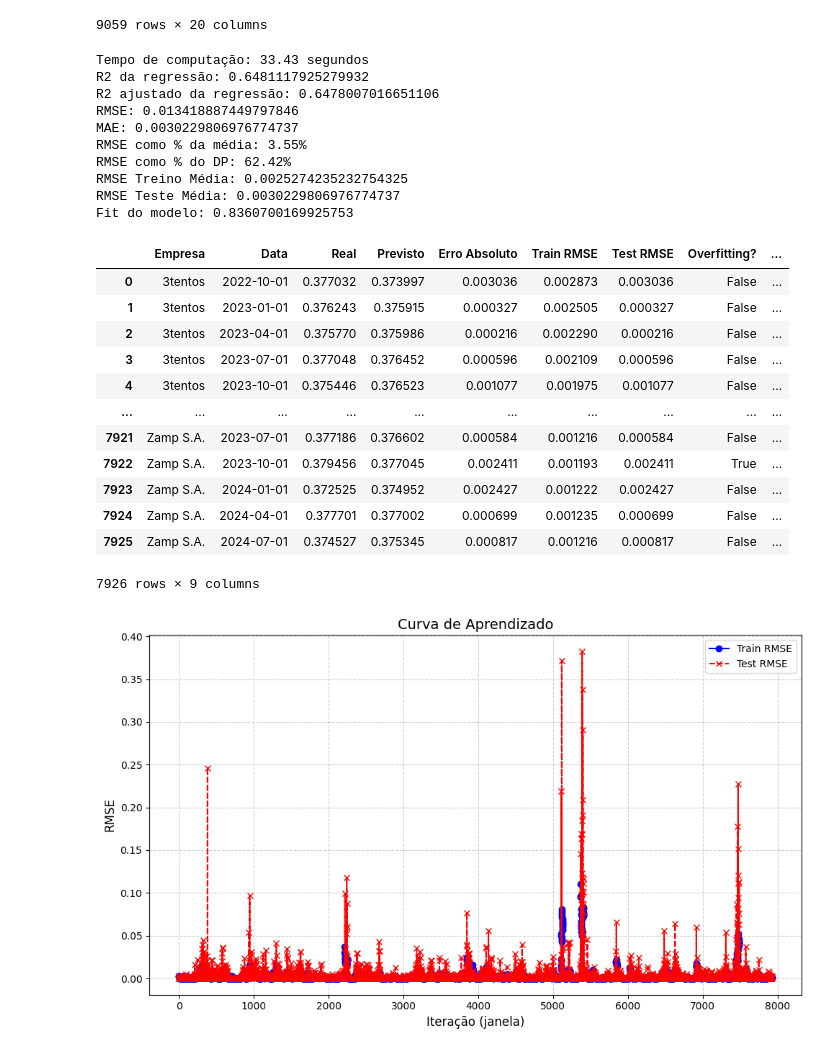
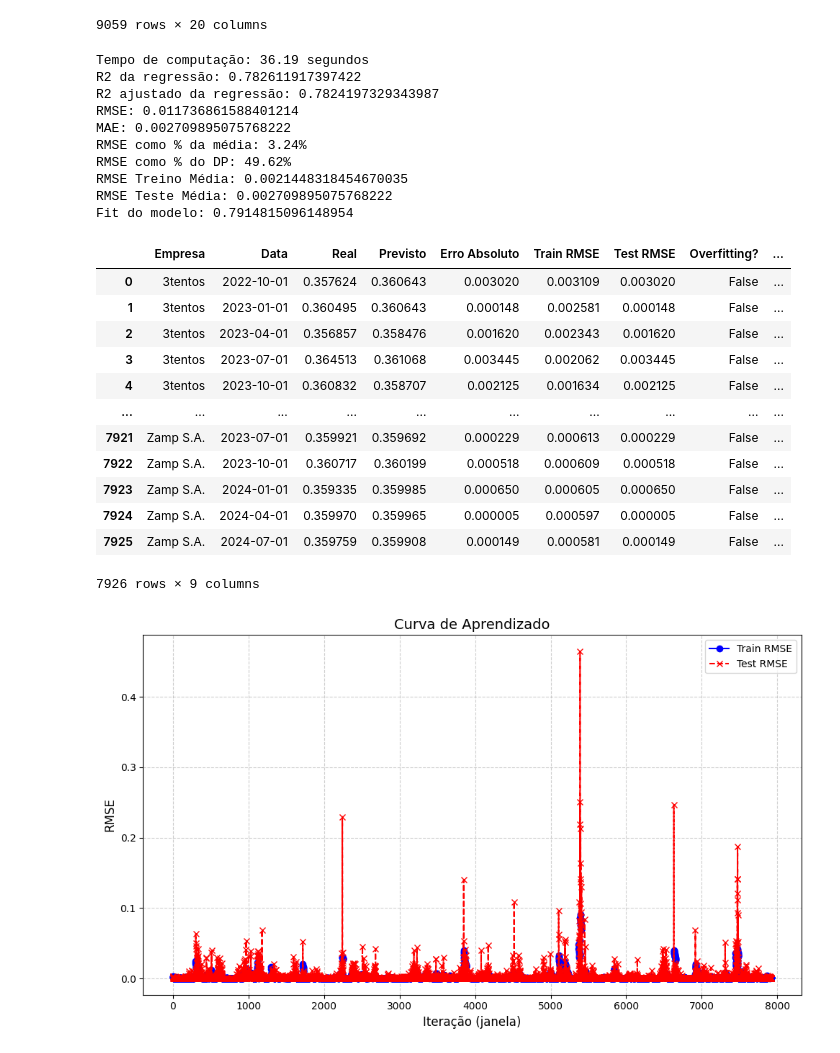
Before and after one commit to CHAnnnelch/IC_predicao_FCF, a Jupyter notebook: 02_KNN.ipynb, the cells around one changed output. Drawn from its saved outputs; the diff is of its cells as text; code cells hidden in the pictures.

```diff
--- a/02_KNN.ipynb
+++ b/02_KNN.ipynb
@@ -272,13 +272,13 @@ import pandas as pd
 
 warnings.simplefilter(action='ignore', category=FutureWarning)
 
-target_var = 'FCLF'
+target_var = 'FCLA'
 
 k=4
 
 
 def expanding_window_forecast_knn(df, target_col=target_var, empresa_col='Nome', date_col='Data',
-                               min_train_size=k, horizon=1, features=['FCLF', 'ROE', 'LG', 'GMV', 'DE', 'ma_fclf', 'lag_fclf']):
+                               min_train_size=k, horizon=1, features=['FCLA', 'ROE', 'LG', 'GMV', 'DE', 'ma_fcla', 'lag_fcla']):
     results = []
 
     for empresa_id, grupo in df.groupby(empresa_col):
@@ -329,54 +329,54 @@ media = df[target_var].mean()
 dp = df[target_var].std()
 
 start = time.time()
 resultado = expanding_window_forecast_knn(df)
 end = time.time()
 
 print(f'Tempo de computação: {end - start:.2f} segundos')
 
 rmse = mean_squared_error(resultado['Real'], resultado['Previsto'], squared=False)
 mae = mean_absolute_error(resultado['Real'], resultado['Previsto'])
 r2 = r2_score(resultado['Real'], resultado['Previsto'])
 
 n = len(resultado)
-p = len(['g_FCLF', 'ROE', 'LG', 'GMV', 'DE', 'lag_g_fclf', 'ma_g_fclf'])
+p = len(['FCLA', 'ROE', 'LG', 'GMV', 'DE', 'lag_fcla', 'ma_fcla'])
 r2_adj = 1 - (1 - r2) * (n - 1) / (n - p - 1)
 
 train_rmse_media = resultado['Train RMSE'].mean()
 test_rmse_media = resultado['Test RMSE'].mean()
 print(f'R2 da regressão: {r2}')
 print(f'R2 ajustado da regressão: {r2_adj}')
 print(f'RMSE: {rmse}')
 print(f'MAE: {mae}')
 print(f'RMSE como % da média: {(rmse/media)*100:.2f}%')
 print(f'RMSE como % do DP: {(rmse/dp)*100:.2f}%')
 print(f'RMSE Treino Média: {train_rmse_media}')
 print(f'RMSE Teste Média: {test_rmse_media}')
 print(f'Fit do modelo: {train_rmse_media/test_rmse_media}')
 
 resultado
 # %% [output]
-Tempo de computação: 33.43 segundos
-R2 da regressão: 0.6481117925279932
-R2 ajustado da regressão: 0.6478007016651106
-RMSE: 0.013418887449797846
-MAE: 0.0030229806976774737
-RMSE como % da média: 3.55%
-RMSE como % do DP: 62.42%
-RMSE Treino Média: 0.0025274235232754325
-RMSE Teste Média: 0.0030229806976774737
-Fit do modelo: 0.8360700169925753
+Tempo de computação: 36.19 segundos
+R2 da regressão: 0.782611917397422
+R2 ajustado da regressão: 0.7824197329343987
+RMSE: 0.011736861588401214
+MAE: 0.002709895075768222
+RMSE como % da média: 3.24%
+RMSE como % do DP: 49.62%
+RMSE Treino Média: 0.0021448318454670035
+RMSE Teste Média: 0.002709895075768222
+Fit do modelo: 0.7914815096148954
 |  | Empresa | Data | Real | Previsto | Erro Absoluto | Train RMSE | Test RMSE | Overfitting? | ... |
-| 0 | 3tentos | 2022-10-01 | 0.377032 | 0.373997 | 0.003036 | 0.002873 | 0.003036 | False | ... |
-| 1 | 3tentos | 2023-01-01 | 0.376243 | 0.375915 | 0.000327 | 0.002505 | 0.000327 | False | ... |
-| 2 | 3tentos | 2023-04-01 | 0.375770 | 0.375986 | 0.000216 | 0.002290 | 0.000216 | False | ... |
-| 3 | 3tentos | 2023-07-01 | 0.377048 | 0.376452 | 0.000596 | 0.002109 | 0.000596 | False | ... |
-| 4 | 3tentos | 2023-10-01 | 0.375446 | 0.376523 | 0.001077 | 0.001975 | 0.001077 | False | ... |
+| 0 | 3tentos | 2022-10-01 | 0.357624 | 0.360643 | 0.003020 | 0.003109 | 0.003020 | False | ... |
+| 1 | 3tentos | 2023-01-01 | 0.360495 | 0.360643 | 0.000148 | 0.002581 | 0.000148 | False | ... |
+| 2 | 3tentos | 2023-04-01 | 0.356857 | 0.358476 | 0.001620 | 0.002343 | 0.001620 | False | ... |
+| 3 | 3tentos | 2023-07-01 | 0.364513 | 0.361068 | 0.003445 | 0.002062 | 0.003445 | False | ... |
+| 4 | 3tentos | 2023-10-01 | 0.360832 | 0.358707 | 0.002125 | 0.001634 | 0.002125 | False | ... |
 | ... | ... | ... | ... | ... | ... | ... | ... | ... | ... |
-| 7921 | Zamp S.A. | 2023-07-01 | 0.377186 | 0.376602 | 0.000584 | 0.001216 | 0.000584 | False | ... |
-| 7922 | Zamp S.A. | 2023-10-01 | 0.379456 | 0.377045 | 0.002411 | 0.001193 | 0.002411 | True | ... |
-| 7923 | Zamp S.A. | 2024-01-01 | 0.372525 | 0.374952 | 0.002427 | 0.001222 | 0.002427 | False | ... |
-| 7924 | Zamp S.A. | 2024-04-01 | 0.377701 | 0.377002 | 0.000699 | 0.001235 | 0.000699 | False | ... |
-| 7925 | Zamp S.A. | 2024-07-01 | 0.374527 | 0.375345 | 0.000817 | 0.001216 | 0.000817 | False | ... |
+| 7921 | Zamp S.A. | 2023-07-01 | 0.359921 | 0.359692 | 0.000229 | 0.000613 | 0.000229 | False | ... |
+| 7922 | Zamp S.A. | 2023-10-01 | 0.360717 | 0.360199 | 0.000518 | 0.000609 | 0.000518 | False | ... |
+| 7923 | Zamp S.A. | 2024-01-01 | 0.359335 | 0.359985 | 0.000650 | 0.000605 | 0.000650 | False | ... |
+| 7924 | Zamp S.A. | 2024-04-01 | 0.359970 | 0.359965 | 0.000005 | 0.000597 | 0.000005 | False | ... |
+| 7925 | Zamp S.A. | 2024-07-01 | 0.359759 | 0.359908 | 0.000149 | 0.000581 | 0.000149 | False | ... |
 7926 rows × 9 columns
 # %%
@@ -395,7 +395,7 @@ plt.grid(True, linestyle='--', alpha=0.6)
 plt.tight_layout()
 plt.show()
 # %% [output]
-[figure, old version]
+[figure, new version]
 # %%
 plt.figure(figsize=(6, 6))
 plt.scatter(resultado['Real'], resultado['Previsto'], alpha=0.6)
```
Also changed, not shown: parts of 5 cells of this notebook, 10 other files.
